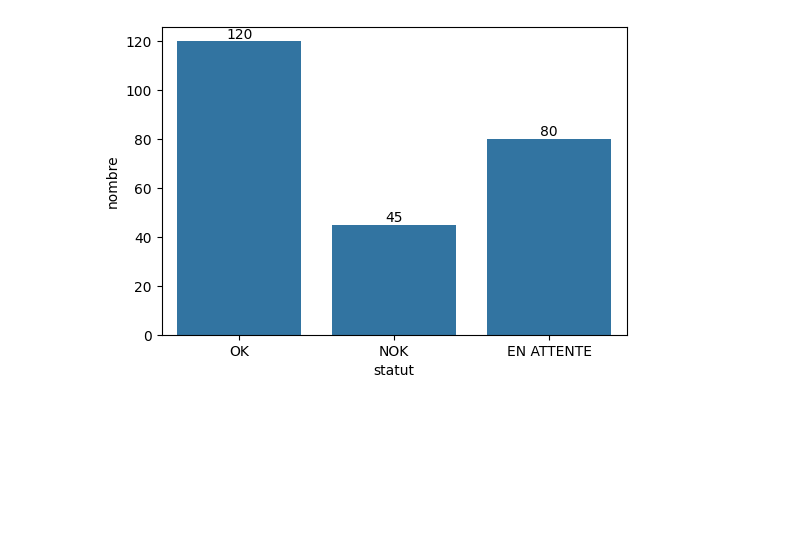
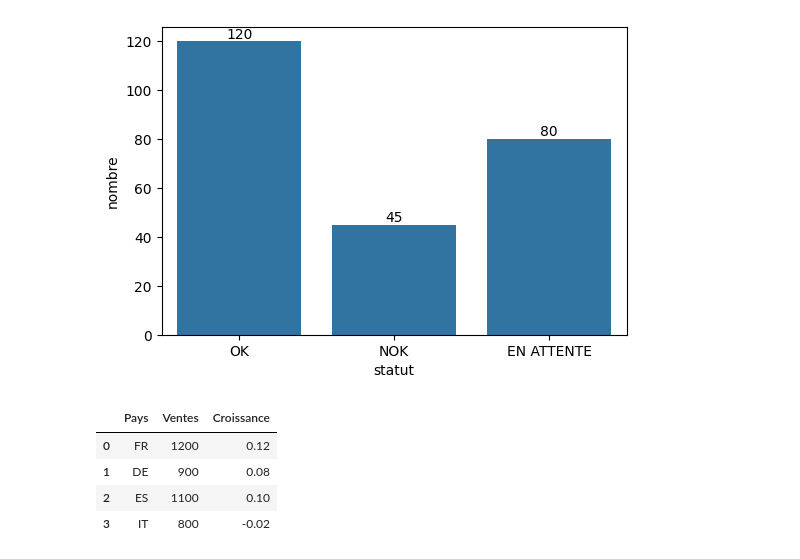
Before and after one commit to Maria-lin/How-to-make-notebook-in-dataiku, a Jupyter notebook: untitled15.ipynb, the cells around one changed output. Cells and saved outputs as stored; diff of their text form; code cells hidden in the pictures; blank space fills up the shorter version.

```diff
--- a/untitled15.ipynb
+++ b/untitled15.ipynb
@@ -2116,3 +2116,39 @@ for p in ax.patches:
 plt.show()
 # %% [output]
 [figure]
+# %%
+import pandas as pd
+
+def pretty_table(df, precision=0, cmap="Blues", highlight_max=True, highlight_min=False):
+    """
+    Retourne un DataFrame stylisé (pour affichage dans notebook).
+
+    df : pandas.DataFrame
+    precision : nombre de décimales à afficher
+    cmap : palette de couleur
+    highlight_max : surligner les valeurs max
+    highlight_min : surligner les valeurs min
+    """
+    styler = df.style.format(precision=precision).background_gradient(cmap=cmap)
+
+    if highlight_max:
+        styler = styler.highlight_max(axis=0, color="lightgreen")
+    if highlight_min:
+        styler = styler.highlight_min(axis=0, color="salmon")
+
+    return styler
+
+
+df = pd.DataFrame({
+    "Pays": ["FR", "DE", "ES", "IT"],
+    "Ventes": [1200, 900, 1100, 800],
+    "Croissance": [0.12, 0.08, 0.10, -0.02]
+})
+
+pretty_table(df, precision=2, cmap="coolwarm")
+# %% [output]
+|  | Pays | Ventes | Croissance |
+| 0 | FR | 1200 | 0.12 |
+| 1 | DE | 900 | 0.08 |
+| 2 | ES | 1100 | 0.10 |
+| 3 | IT | 800 | -0.02 |
```
Also changed, not shown: parts of 1 cell of this notebook.
